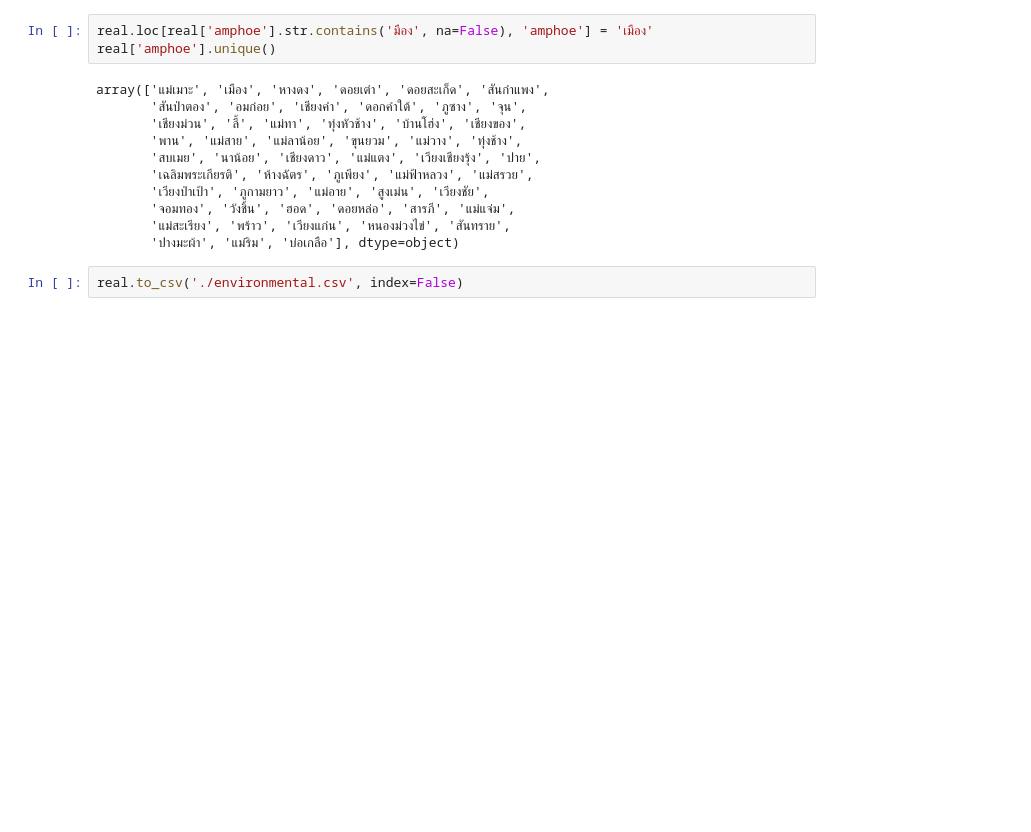
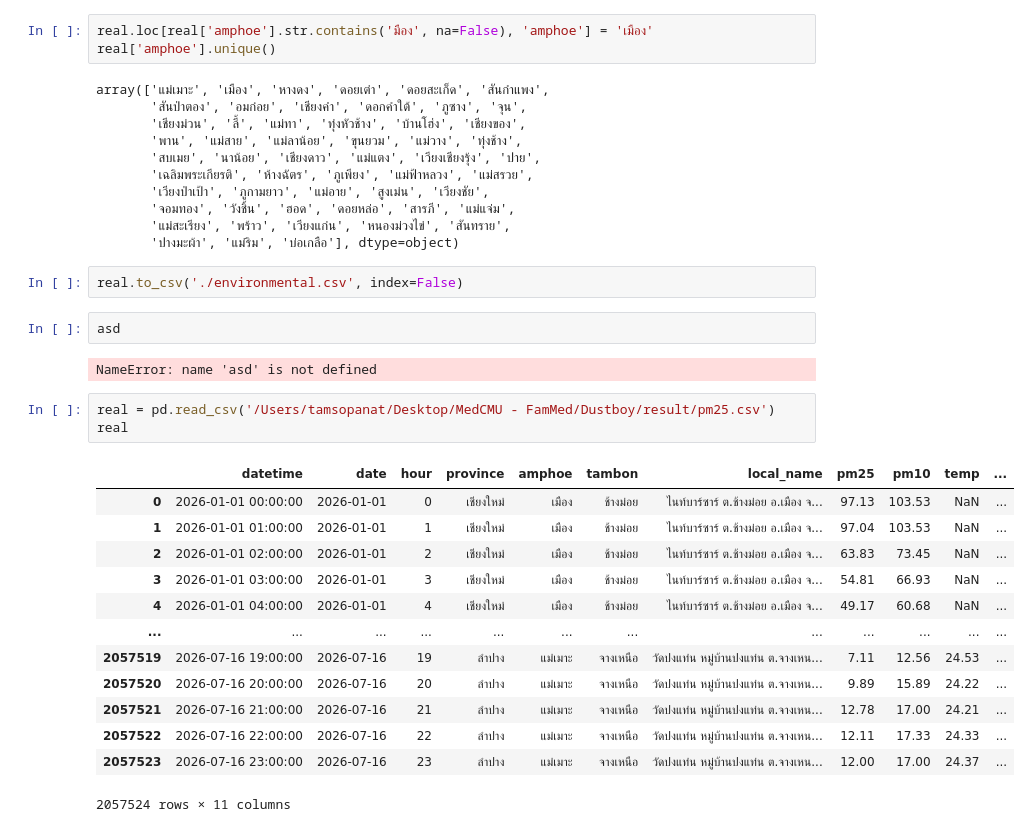
Before and after one commit to tamsopanat/cmu_lhs_pm_project, a Jupyter notebook: prepare_real_data.ipynb, the cells around one changed output. Cells and saved outputs as stored; diff of their text form; blank space fills up the shorter version.

```diff
--- a/prepare_real_data.ipynb
+++ b/prepare_real_data.ipynb
@@ -176,3 +181,24 @@ array(['แม่เมาะ', 'เมือง', 'หางดง', 'ดอย
        'ปางมะผ้า', 'แม่ริม', 'บ่อเกลือ'], dtype=object)
 # %%
 real.to_csv('./environmental.csv', index=False)
+# %%
+asd
+# %% [output]
+NameError: name 'asd' is not defined
+# %%
+real = pd.read_csv('/Users/tamsopanat/Desktop/MedCMU - FamMed/Dustboy/result/pm25.csv')
+real
+# %% [output]
+|  | datetime | date | hour | province | amphoe | tambon | local_name | pm25 | pm10 | temp | ... |
+| 0 | 2026-01-01 00:00:00 | 2026-01-01 | 0 | เชียงใหม่ | เมือง | ช้างม่อย | ไนท์บาร์ซาร์ ต.ช้างม่อย อ.เมือง จ... | 97.13 | 103.53 | NaN | ... |
+| 1 | 2026-01-01 01:00:00 | 2026-01-01 | 1 | เชียงใหม่ | เมือง | ช้างม่อย | ไนท์บาร์ซาร์ ต.ช้างม่อย อ.เมือง จ... | 97.04 | 103.53 | NaN | ... |
+| 2 | 2026-01-01 02:00:00 | 2026-01-01 | 2 | เชียงใหม่ | เมือง | ช้างม่อย | ไนท์บาร์ซาร์ ต.ช้างม่อย อ.เมือง จ... | 63.83 | 73.45 | NaN | ... |
+| 3 | 2026-01-01 03:00:00 | 2026-01-01 | 3 | เชียงใหม่ | เมือง | ช้างม่อย | ไนท์บาร์ซาร์ ต.ช้างม่อย อ.เมือง จ... | 54.81 | 66.93 | NaN | ... |
+| 4 | 2026-01-01 04:00:00 | 2026-01-01 | 4 | เชียงใหม่ | เมือง | ช้างม่อย | ไนท์บาร์ซาร์ ต.ช้างม่อย อ.เมือง จ... | 49.17 | 60.68 | NaN | ... |
+| ... | ... | ... | ... | ... | ... | ... | ... | ... | ... | ... | ... |
+| 2057519 | 2026-07-16 19:00:00 | 2026-07-16 | 19 | ลำปาง | แม่เมาะ | จางเหนือ | วัดปงแท่น หมู่บ้านปงแท่น ต.จางเหน... | 7.11 | 12.56 | 24.53 | ... |
+| 2057520 | 2026-07-16 20:00:00 | 2026-07-16 | 20 | ลำปาง | แม่เมาะ | จางเหนือ | วัดปงแท่น หมู่บ้านปงแท่น ต.จางเหน... | 9.89 | 15.89 | 24.22 | ... |
+| 2057521 | 2026-07-16 21:00:00 | 2026-07-16 | 21 | ลำปาง | แม่เมาะ | จางเหนือ | วัดปงแท่น หมู่บ้านปงแท่น ต.จางเหน... | 12.78 | 17.00 | 24.21 | ... |
+| 2057522 | 2026-07-16 22:00:00 | 2026-07-16 | 22 | ลำปาง | แม่เมาะ | จางเหนือ | วัดปงแท่น หมู่บ้านปงแท่น ต.จางเหน... | 12.11 | 17.33 | 24.33 | ... |
+| 2057523 | 2026-07-16 23:00:00 | 2026-07-16 | 23 | ลำปาง | แม่เมาะ | จางเหนือ | วัดปงแท่น หมู่บ้านปงแท่น ต.จางเหน... | 12.00 | 17.00 | 24.37 | ... |
+2057524 rows × 11 columns
```
Also changed, not shown: parts of 2 cells of this notebook, 3 other files.
